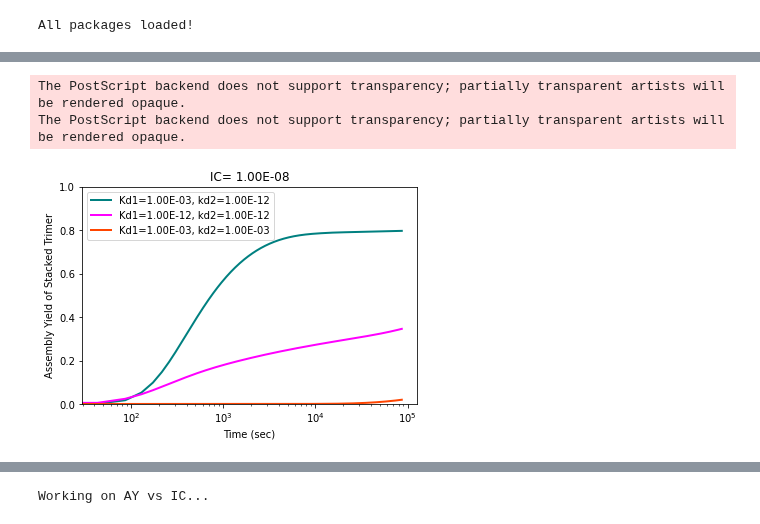
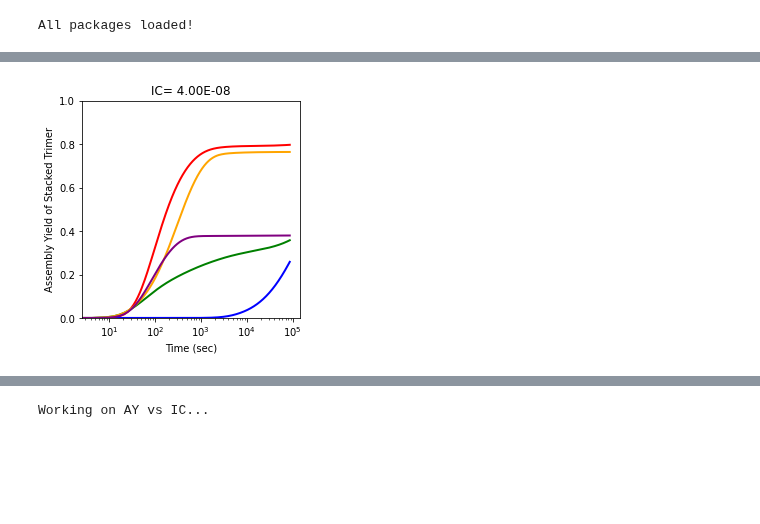
Before and after one commit to llagunes-324B21/Persephone_SR, a Jupyter notebook: May_2022/LL_SR_05_2022.ipynb, the cells around one changed output, grey strips where cells are left out. Drawn from its saved outputs; the diff is of its cells as text; code cells hidden in the pictures; blank space fills up the shorter version.

Commit message:
plot final tc plots -LL

```diff
--- a/May_2022/LL_SR_05_2022.ipynb
+++ b/May_2022/LL_SR_05_2022.ipynb
@@ -230,63 +230,82 @@ kOn = 10**6
 δ = 0 # degradation rate parameter
 Q = 0 # synthesis rate parameter
 
+# List of parameters that will be explored
+#IC_1 = 4*10**-6;
+IC_1 = 4*10**-8;
+#IC_1 = 1*10**-7;
+states_0 = [IC_1,0.0, 0.0,0.0, 0.0,0.0, 0.0,0.0, 0.0,0.0, 0.0,0.0]
+tEnd = 86400 # 24hrs
+t = np.linspace(0,tEnd,20000)
 
-# List of parameters that will be explored
-IC_1 = 1*10**-8;
+# --- red ---
 kd1 = 10**-3 # binding affinity WITHIN rings (intra)
 kd2 = 10**-12 # binding affinity BETWEEN rings (inter)
-
-states_0 = [IC_1,0.0, 0.0,0.0, 0.0,0.0, 0.0,0.0, 0.0,0.0, 0.0,0.0]
-
-# To integrate ODEs, we need a vector for time
-tEnd = 86400 # 24hrs
-#tEnd = 10**9 # 24hrs
-t = np.linspace(0,tEnd,2000)
-# Now, integrate the ODEs and put the results in \"solution\"
-# --- kd1 = kd2 = 10^-9 ---
 kd1_1 = kd1; kd2_1= kd2;
 solution_1 = odeint(stackedTrimer,states_0,t,rtol = 1e-12, atol = 1e-12)
-# --- kd1 = 10^-9 & kd2 = 10^-7 ---
+
+# --- green ---
 kd1 = 10**-12 # binding affinity WITHIN rings (intra)
 kd2 = 10**-12 # binding affinity BETWEEN rings (inter)
 kd1_2 = kd1; kd2_2= kd2;
 solution_2 = odeint(stackedTrimer,states_0,t,rtol = 1e-12, atol = 1e-12)
-# --- kd1 = 10^-7 & kd2 = 10^-9 ---
+
+# --- orange ---
+kd1 = 10**-8 # binding affinity WITHIN rings (intra)
+kd2 = 10**-8 # binding affinity BETWEEN rings (inter)
+kd1_3 = kd1; kd2_3= kd2;
+solution_3 = odeint(stackedTrimer,states_0,t,rtol = 1e-12, atol = 1e-12)
+
+# --- blue ---
 kd1 = 10**-3 # binding affinity WITHIN rings (intra)
 kd2 = 10**-3 # binding affinity BETWEEN rings (inter)
-kd1_3 = kd1; kd2_3= kd2;
-solution_3 = odeint(stackedTrimer,states_0,t,rtol = 1e-12, atol = 1e-12)
+kd1_4 = kd1; kd2_4= kd2;
+solution_4 = odeint(stackedTrimer,states_0,t,rtol = 1e-12, atol = 1e-12)
+
+# --- purple ---
+kd1 = 10**-12 # binding affinity WITHIN rings (intra)
+kd2 = 10**-3 # binding affinity BETWEEN rings (inter)
+kd1_5 = kd1; kd2_5= kd2;
+solution_5 = odeint(stackedTrimer,states_0,t,rtol = 1e-12, atol = 1e-12)
 
 # Calculate the assembly yield for each time course of the 12th species
 tVec = t;
 xStkTrm_tps_1 = solution_1[:,-1] # the fully stacked trimer
 xStkTrm_tps_2 = solution_2[:,-1]
 xStkTrm_tps_3 = solution_3[:,-1]
+xStkTrm_tps_4 = solution_4[:,-1]
+xStkTrm_tps_5 = solution_5[:,-1]
 
 Yn_1 = calcAY24hrs(IC_1,xStkTrm_tps_1)
 Yn_2 = calcAY24hrs(IC_1,xStkTrm_tps_2)
 Yn_3 = calcAY24hrs(IC_1,xStkTrm_tps_3)
+Yn_4 = calcAY24hrs(IC_1,xStkTrm_tps_4)
+Yn_5 = calcAY24hrs(IC_1,xStkTrm_tps_5)
 
 # --- plot AY values ---
 ICFormat = format(IC_1,'.2E');
 kd1_format_1 = format(kd1_1,'.2E');kd2_format_1 = format(kd2_1,'.2E')
 kd1_format_2 = format(kd1_2,'.2E');kd2_format_2 = format(kd2_2,'.2E')
 kd1_format_3 = format(kd1_3,'.2E');kd2_format_3 = format(kd2_3,'.2E')
 
-plt.semilogx(tVec,Yn_1,'-', color = 'teal',linewidth=2)
-plt.semilogx(tVec,Yn_2,'-', color = 'fuchsia',linewidth=2)
-plt.semilogx(tVec,Yn_3,'-',color = 'orangered', linewidth=2)
+fig = plt.figure()
+ax = fig.add_subplot(111)
+
+plt.semilogx(tVec,Yn_1,'-', color = 'red',linewidth=2)
+plt.semilogx(tVec,Yn_2,'-', color = 'green',linewidth=2)
+plt.semilogx(tVec,Yn_3,'-',color = 'orange', linewidth=2)
+plt.semilogx(tVec,Yn_4,'-',color = 'blue', linewidth=2)
+plt.semilogx(tVec,Yn_5,'-',color = 'purple', linewidth=2)
 x1,x2,y1,y2 = plt.axis(); plt.axis((x1,x2,0,1))
 
 plt.title('IC= '+ ICFormat)
 plt.xlabel('Time (sec)')
 plt.ylabel('Assembly Yield of Stacked Trimer')
-plt.legend(["Kd1="+kd1_format_1+", kd2=" +kd2_format_1, "Kd1="+kd1_format_2+", kd2=" +kd2_format_2, "Kd1="+kd1_format_3+", kd2=" +kd2_format_3],loc='best')
+#plt.legend(["Kd1="+kd1_format_1+", kd2=" +kd2_format_1, "Kd1="+kd1_format_2+", kd2=" +kd2_format_2, "Kd1="+kd1_format_3+", kd2=" +kd2_format_3],loc='best')
 #plt.show()
 
 #plt.tight_layout()
-plt.savefig('LL_SR_AY_01_0420.eps')
+ax.set_aspect(1./ax.get_data_ratio())
+plt.savefig('LL_SR_tc_AY_'+today+'.eps')
 # %% [output]
-The PostScript backend does not support transparency; partially transparent artists will be rendered opaque.
-The PostScript backend does not support transparency; partially transparent artists will be rendered opaque.
-[figure, old version]
+[figure, new version]
```
Also changed, not shown: parts of 11 cells of this notebook.
